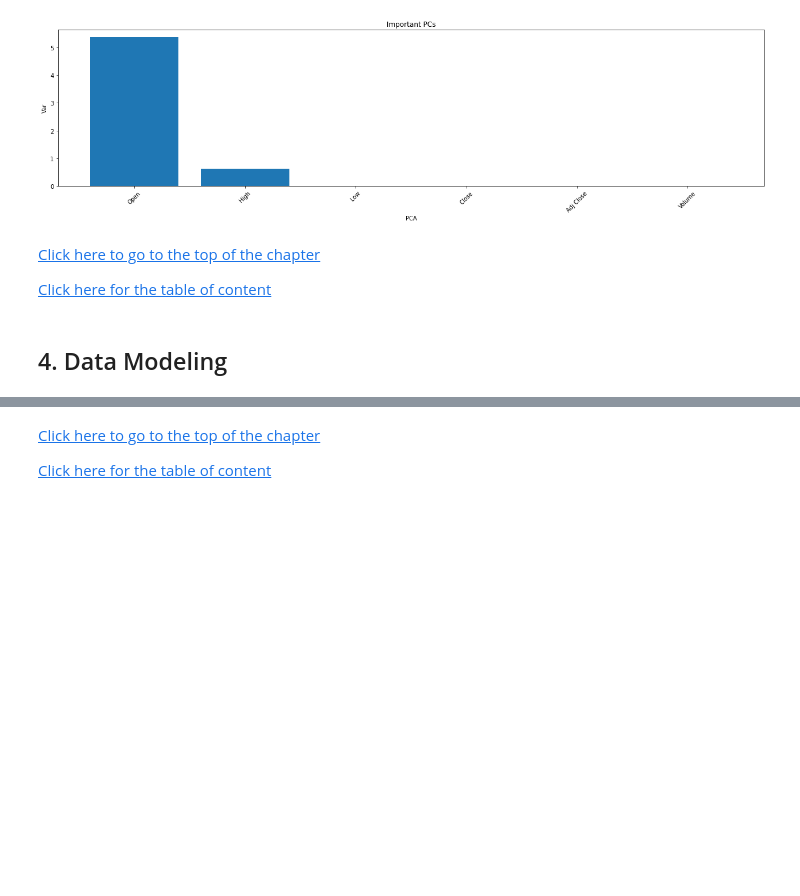
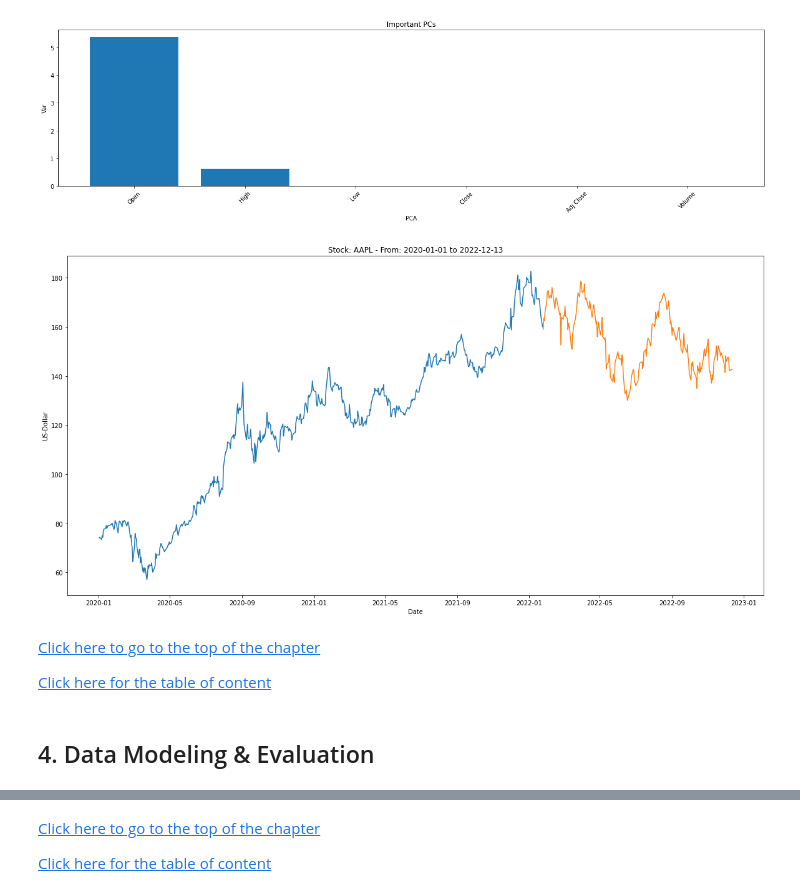
Before and after one commit to nils12344/CPSC481_AI_Project, a Jupyter notebook: CPSC481_AI_Project.ipynb, the cells around one changed output, grey strips where cells are left out. Cells and saved outputs as stored; diff of their text form; code cells hidden in the pictures; blank space fills up the shorter version.

```diff
--- a/CPSC481_AI_Project.ipynb
+++ b/CPSC481_AI_Project.ipynb
@@ -258,12 +292,29 @@ x_train = x.iloc[:split,:]
 
 y_test = y.iloc[split:,:]
 y_train = y.iloc[:split,:]
+# %%
+from datetime import date
+today = str(date.today())
+
+plt.figure(figsize=(20,10))
+plt.plot(x_train.index, x_train.Open)
+plt.plot(x_test.index, x_test.Open)
+
+plt.title("Stock: "+stock+" - From: "+start+" to "+today)
+plt.ylabel("US-Dollar")
+plt.xlabel("Date")
+
+plt.savefig(path_to_output+"\\Test train split of "+stock+" "+start+".png")
+
+plt.show()
+# %% [output]
+[figure, added]
 # %% [markdown]
 [Click here to go to the top of the chapter](#3)
 
 [Click here for the table of content](#TOC)
 # %% [markdown]
-## 4. Data Modeling <a class="4" id="4"></a>
+## 4. Data Modeling & Evaluation <a class="4" id="4"></a>
 # %%
 from sklearn.linear_model import LinearRegression
 from sklearn.linear_model import HuberRegressor
```
Also changed, not shown: parts of 21 cells of this notebook, 13 other files.
